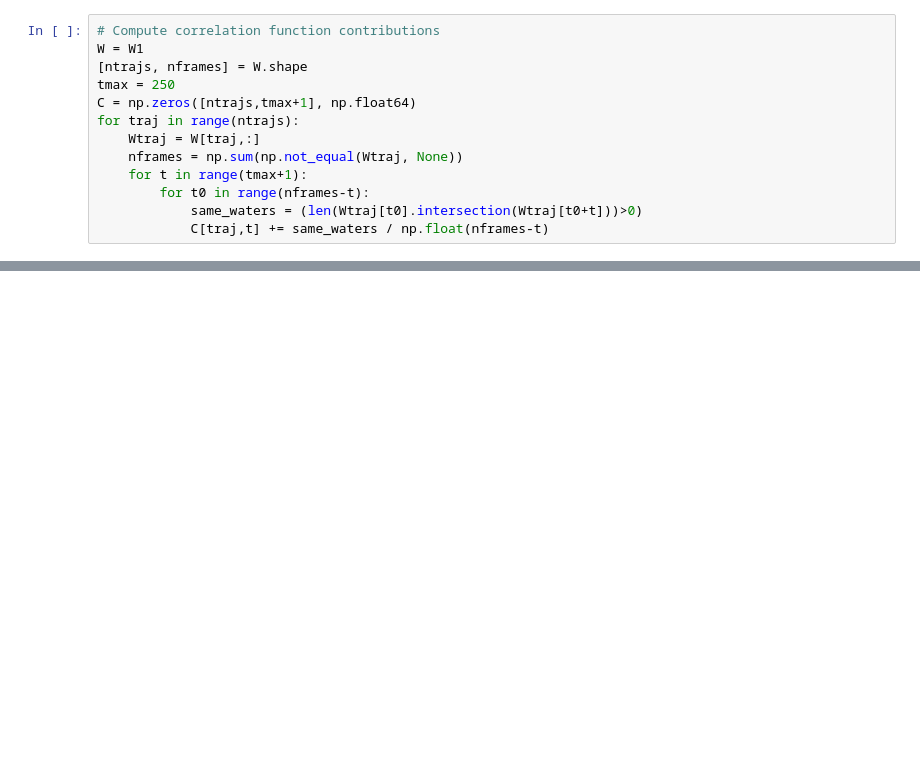
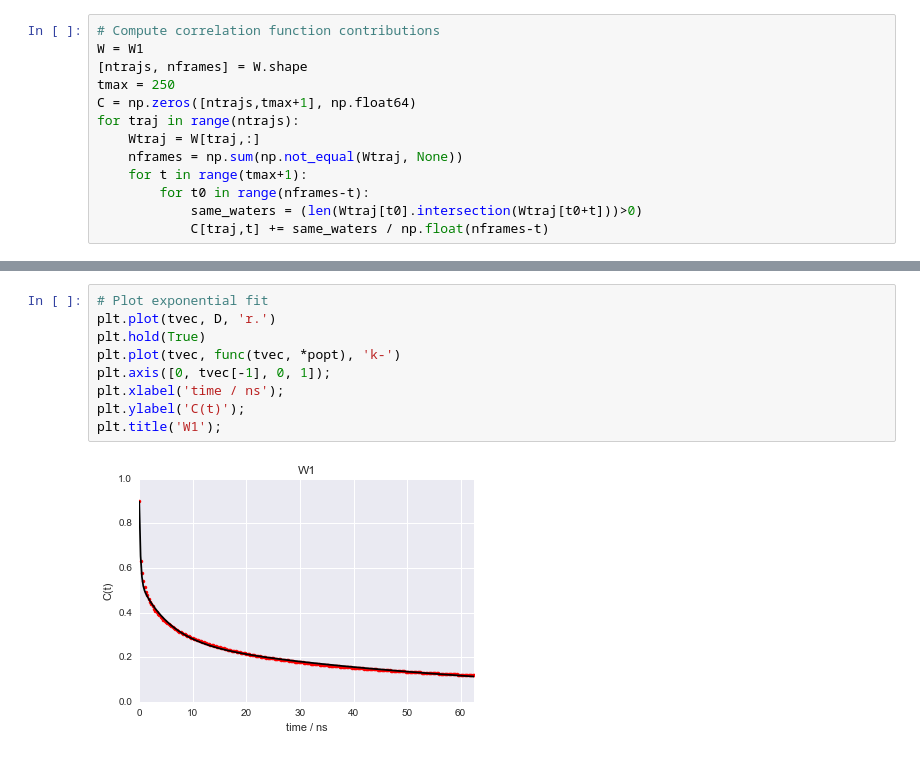
Before and after one commit to choderalab/AURKA_UMN, a Jupyter notebook: analyze/explore-publication-figures.ipynb, the cells around one changed output, grey strips where cells are left out. Drawn from its saved outputs; the diff is of its cells as text; blank space fills up the shorter version.

```diff
--- a/analyze/explore-publication-figures.ipynb
+++ b/analyze/explore-publication-figures.ipynb
@@ -183,0 +225,11 @@ plt.ylabel('C(t)');
+# %%
+# Plot exponential fit
+plt.plot(tvec, D, 'r.')
+plt.hold(True)
+plt.plot(tvec, func(tvec, *popt), 'k-')
+plt.axis([0, tvec[-1], 0, 1]);
+plt.xlabel('time / ns');
+plt.ylabel('C(t)');
+plt.title('W1');
+# %% [output]
+[figure, added]
```
Also changed, not shown: parts of 5 cells of this notebook.
